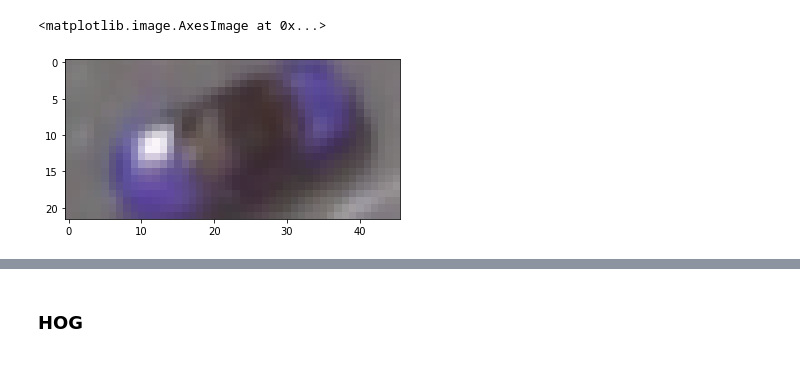
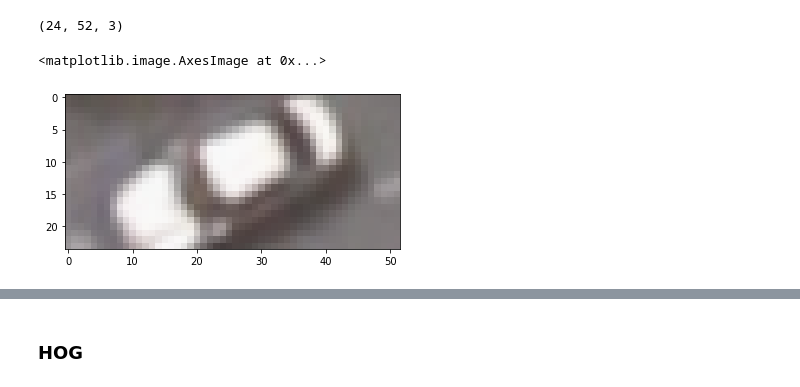
Before and after one commit to kornelro/aerial-images-cars-detection, a Jupyter notebook: notebooks/2.0-kr-features.ipynb, the cells around one changed output, grey strips where cells are left out. Cells and saved outputs as stored; diff of their text form; code cells hidden in the pictures.

Commit message:
kr features - image resizeing and fixes

```diff
--- a/notebooks/2.0-kr-features.ipynb
+++ b/notebooks/2.0-kr-features.ipynb
@@ -6,14 +10,15 @@ import numpy as np
 # %%
 aerialCarsImageLoader = AerialCarsImageLoader()
 
 image = aerialCarsImageLoader.load_image(
     '../data/raw/aerial-cars-dataset/MOS75.png',
     '../data/raw/aerial-cars-dataset/MOS75.txt'
 )
 
-car = image.get_car(image.bnd_boxes[7])
-
+car = image.get_car(image.bnd_boxes[6])
+print(car.shape)
 plt.imshow(car)
 # %% [output]
-<matplotlib.image.AxesImage at 0x...>
+(24, 52, 3)
+<matplotlib.image.AxesImage at 0x...>
-[figure, old version]
+[figure, new version]
```
Also changed, not shown: parts of 10 cells of this notebook.
